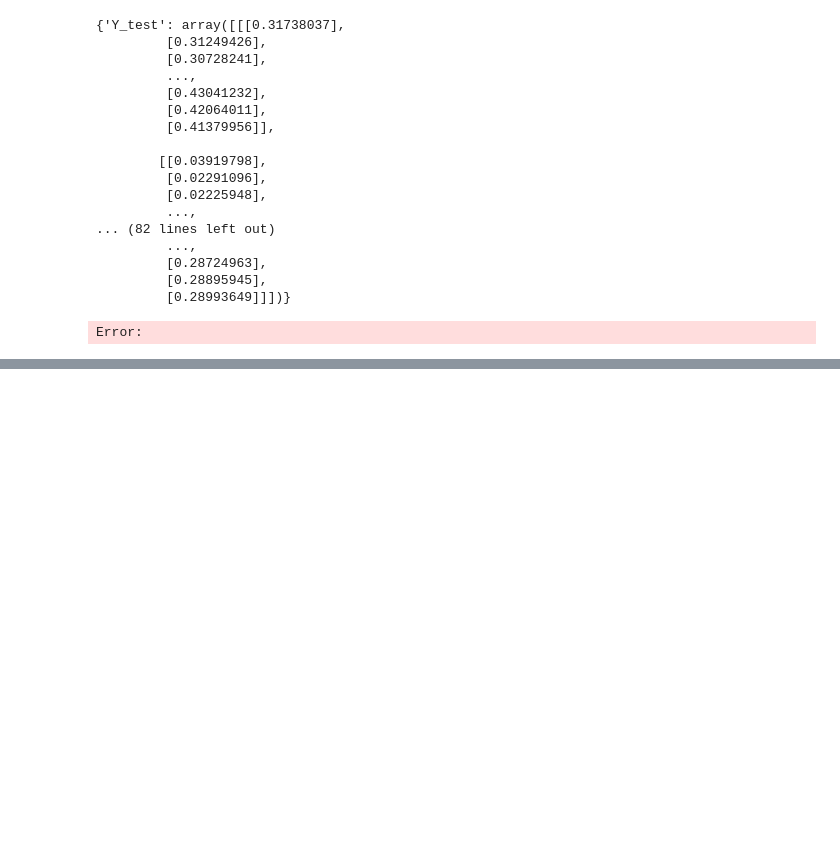
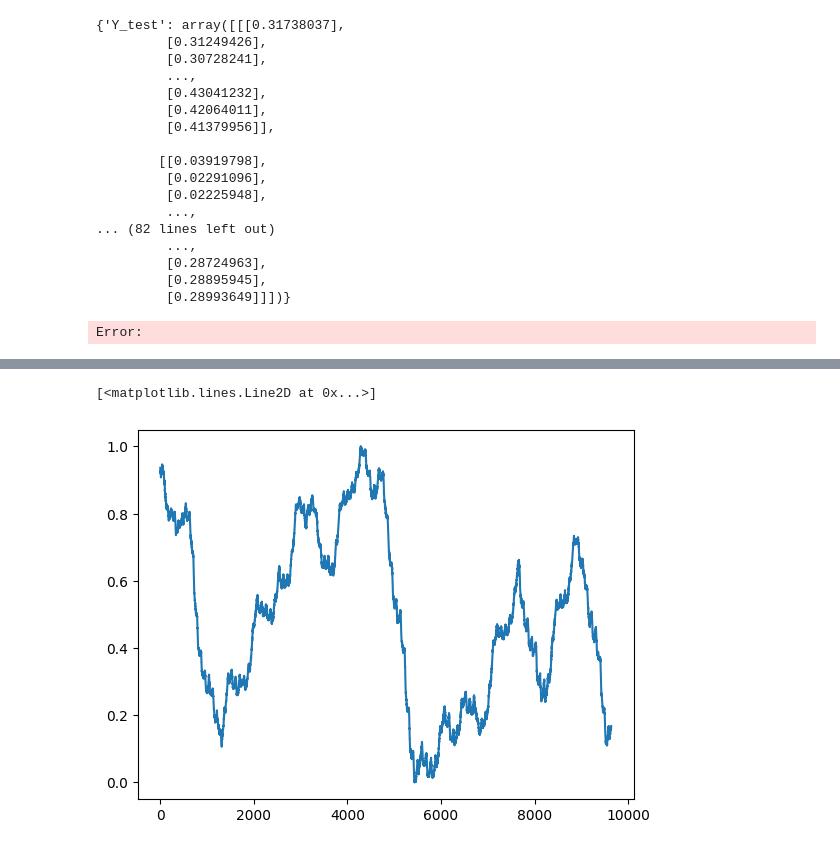
Before and after one commit to Xteom/PPG-Bloodpressure, a Jupyter notebook: PPG2ABP/codes/ppg2abp_explore.ipynb, the cells around one changed output, grey strips where cells are left out. Drawn from its saved outputs; the diff is of its cells as text; code cells hidden in the pictures; blank space fills up the shorter version.

```diff
--- a/PPG2ABP/codes/ppg2abp_explore.ipynb
+++ b/PPG2ABP/codes/ppg2abp_explore.ipynb
@@ -259,0 +374,3 @@ Error:
+# %%
+gtc_model_input = gtc_data[['MEAS1_PPG1_normalized']]
+gtc_model_input
@@ -259,0 +391,6 @@ Error:
+# %%
+# plot the data
+plt.plot(gtc_model_input)
+# %% [output]
+[<matplotlib.lines.Line2D at 0x...>]
+[figure, added]
```
Also changed, not shown: parts of 9 cells of this notebook.
